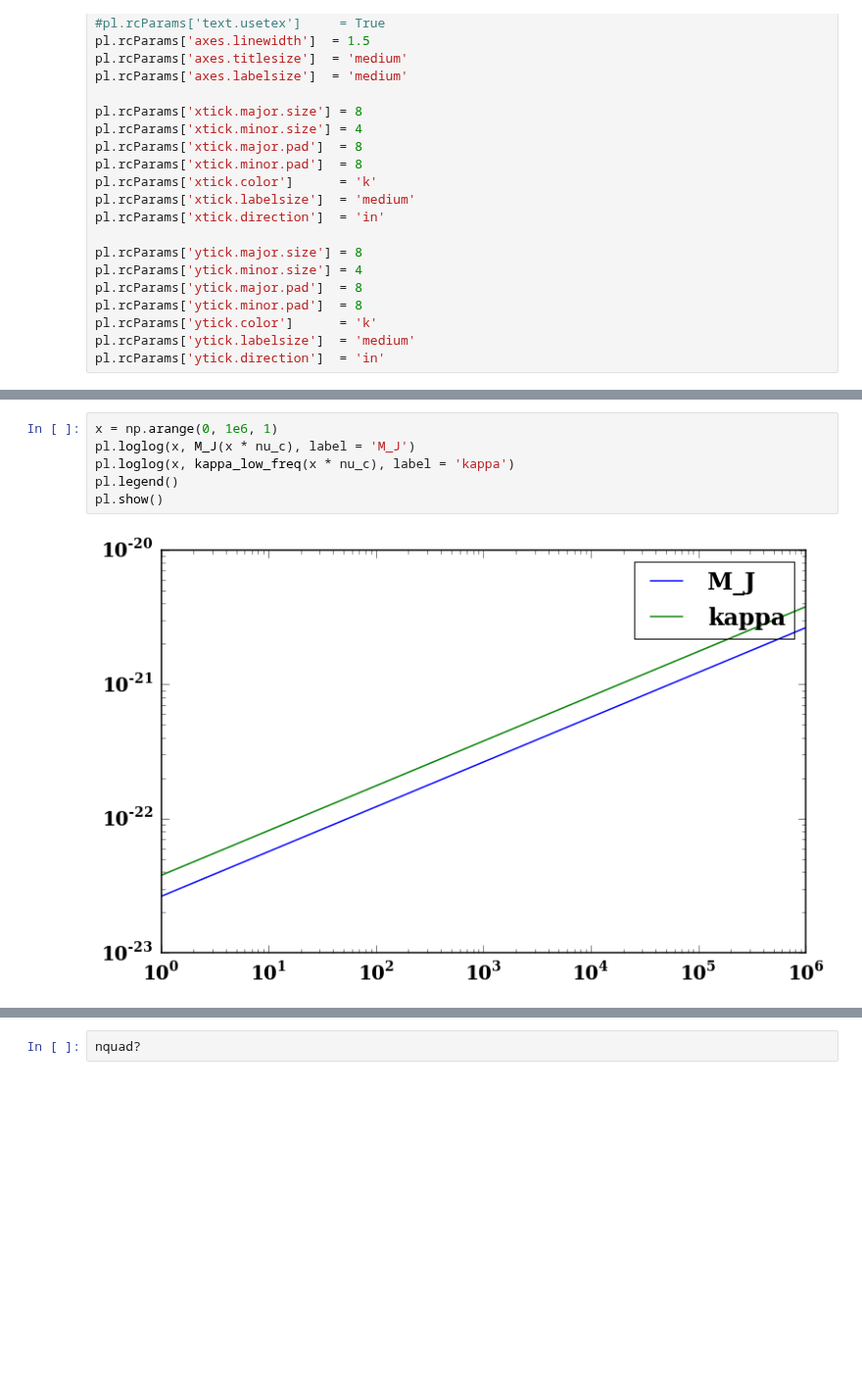
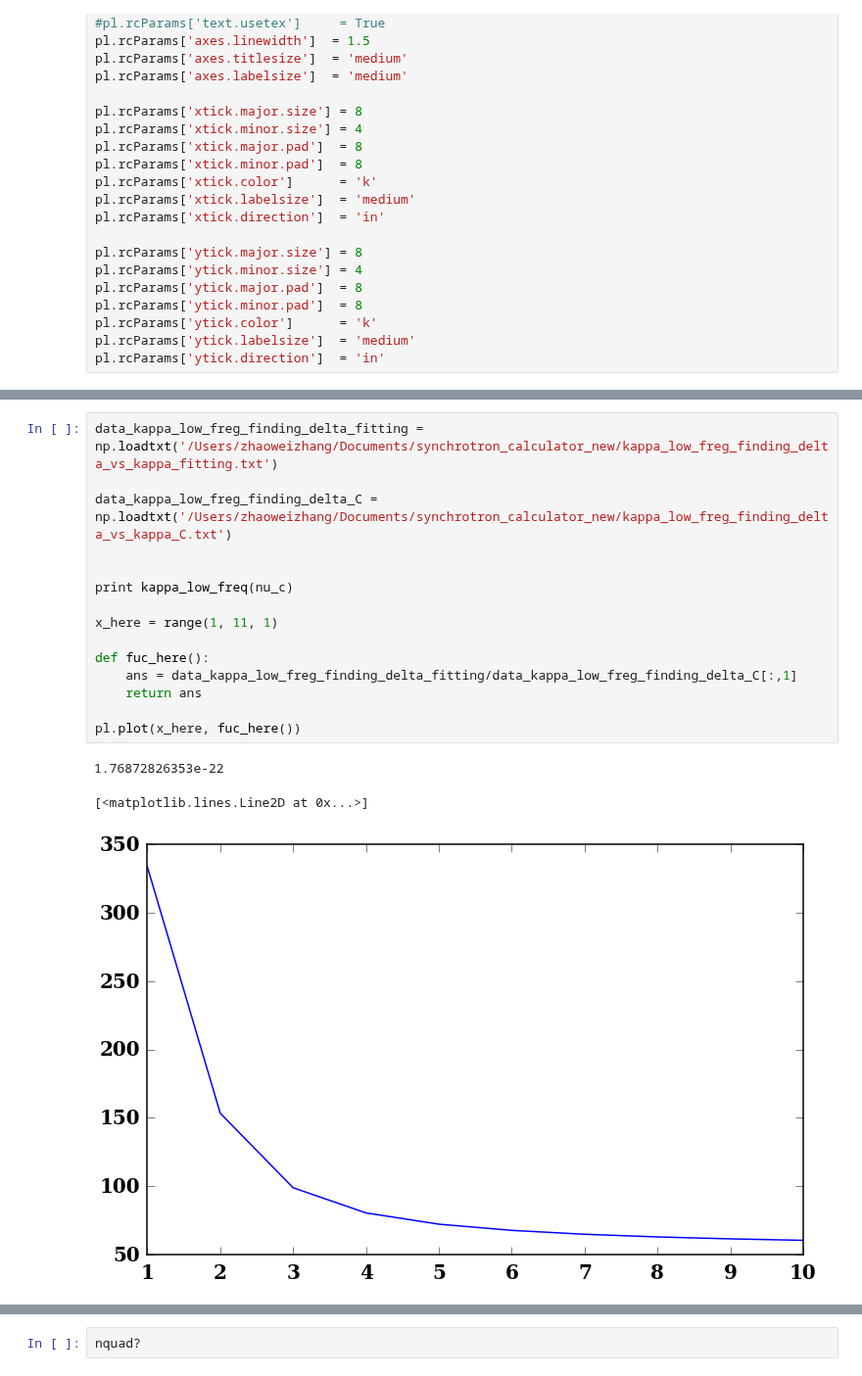
Before and after one commit to ZhaoweiZ/kappa_summer, a Jupyter notebook: finding_fitting_formula_to_kappa.ipynb, the cells around one changed output, grey strips where cells are left out. Shown at 98% size. Drawn from its saved outputs; the diff is of its cells as text; blank space fills up the shorter version.

```diff
--- a/finding_fitting_formula_to_kappa.ipynb
+++ b/finding_fitting_formula_to_kappa.ipynb
@@ -248,11 +294,22 @@ pl.show()
-# %%
-x = np.arange(0, 1e6, 1)
-pl.loglog(x, M_J(x * nu_c), label = 'M_J')
-pl.loglog(x, kappa_low_freq(x * nu_c), label = 'kappa')
-pl.legend()
-pl.show()
-# %% [output]
-[figure, removed]
+# %%
+data_kappa_low_freg_finding_delta_fitting = np.loadtxt('/Users/zhaoweizhang/Documents/synchrotron_calculator_new/kappa_low_freg_finding_delta_vs_kappa_fitting.txt')
+
+data_kappa_low_freg_finding_delta_C = np.loadtxt('/Users/zhaoweizhang/Documents/synchrotron_calculator_new/kappa_low_freg_finding_delta_vs_kappa_C.txt')
+
+
+print kappa_low_freq(nu_c)
+
+x_here = range(1, 11, 1)
+
+def fuc_here():
+    ans = data_kappa_low_freg_finding_delta_fitting/data_kappa_low_freg_finding_delta_C[:,1]
+    return ans
+
+pl.plot(x_here, fuc_here())
+# %% [output]
+1.76872826353e-22
+[<matplotlib.lines.Line2D at 0x...>]
+[figure, added]
 # %%
 def kappa_low_analy(x):
     prefactor = (2**(4./3.) * np.pi / 3.) * n_e**2 * e**2 * nu_s**(2./3.) / (c * theta_e**3)
```
Also changed, not shown: parts of 9 cells of this notebook, 2 other files.
